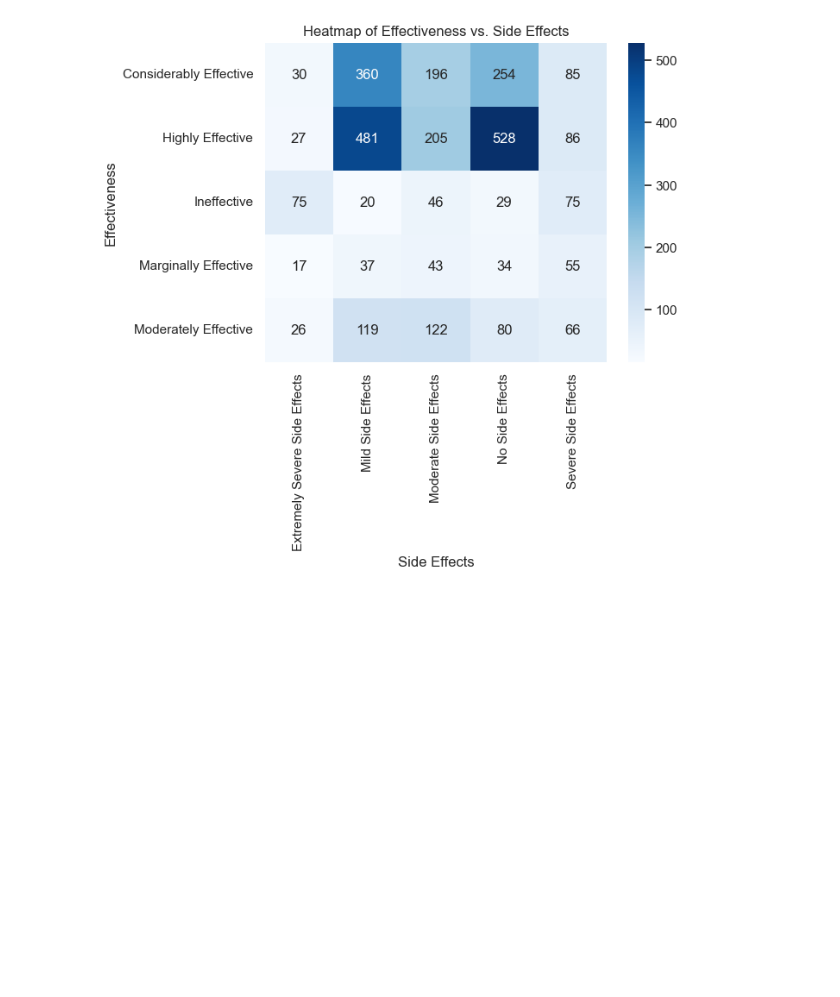
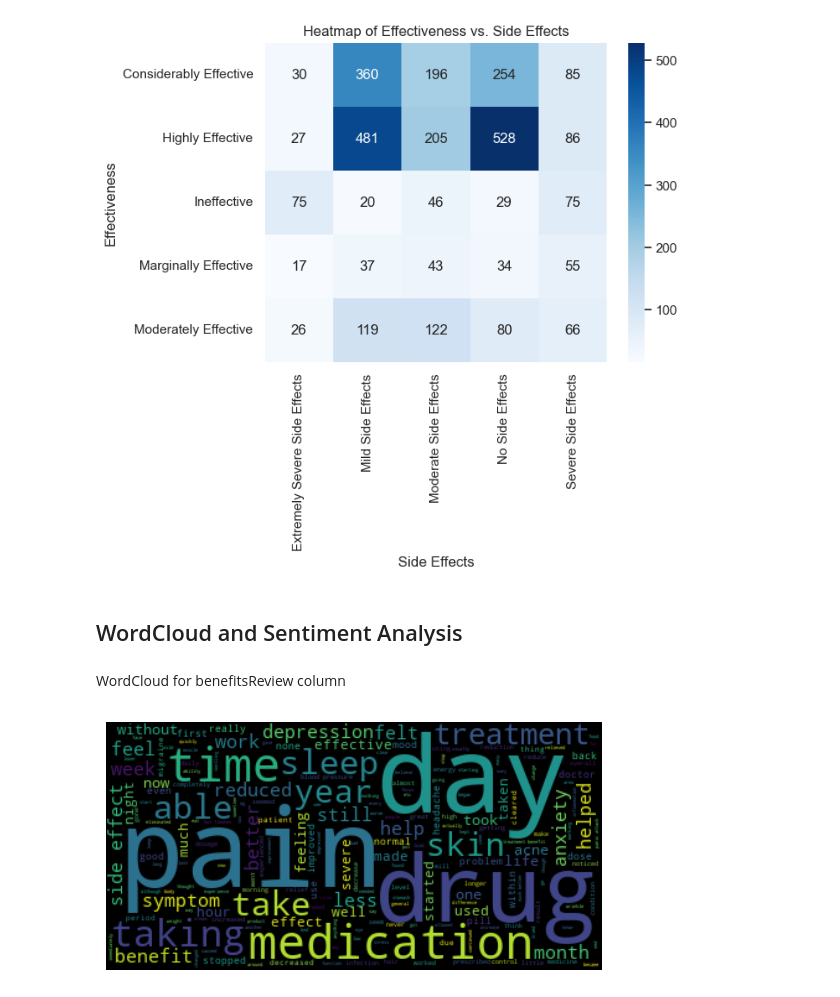
Before and after one commit to StephenAnokye94/Customer_Satisfaction_SentimentAnalysis, a Jupyter notebook: Sentiment_Analysis.ipynb, the cells around one changed output. Drawn from its saved outputs; the diff is of its cells as text; code cells hidden in the pictures; blank space fills up the shorter version.

Commit message:
WordCloud and Sentiment analysis for the benefitsreview column
Filtering stopwords to prevent them from appearing in the WordCloud and influencing the sentiment analysis.

```diff
--- a/Sentiment_Analysis.ipynb
+++ b/Sentiment_Analysis.ipynb
@@ -258,3 +258,20 @@ plt.title('Heatmap of Effectiveness vs. Side Effects')
 plt.show()
 # %% [output]
 [figure]
+# %% [markdown]
+## WordCloud and Sentiment Analysis
+# %% [markdown]
+WordCloud for benefitsReview column
+# %%
+# Concatenating all the text in the dataframe column into a single string
+text = " ".join(drugdatatrain["benefitsReview"])
+
+# Creating the word cloud object
+wordcloud = WordCloud().generate(text)
+
+# Displaying the word cloud
+plt.imshow(wordcloud, interpolation='bilinear')
+plt.axis("off")
+plt.show()
+# %% [output]
+[figure, added]
```
Also changed, not shown: parts of 4 cells of this notebook.
